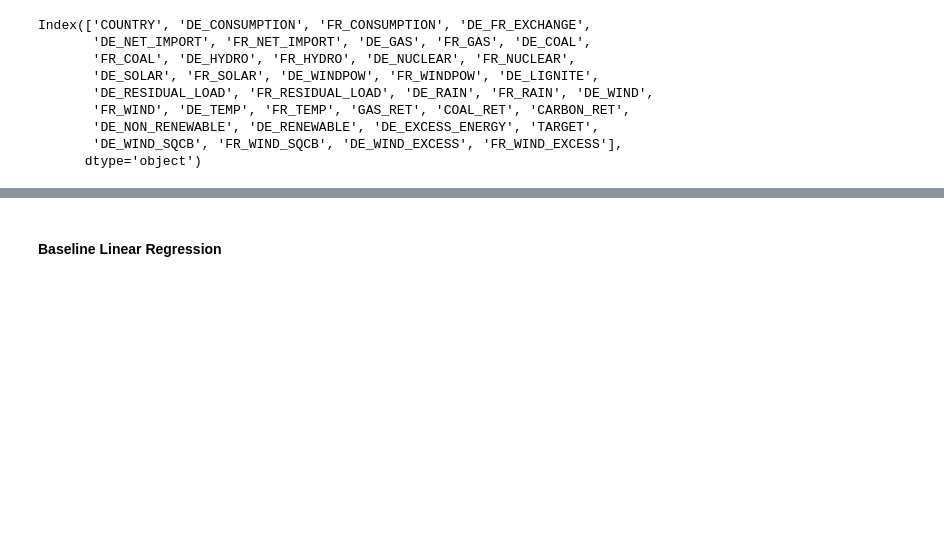
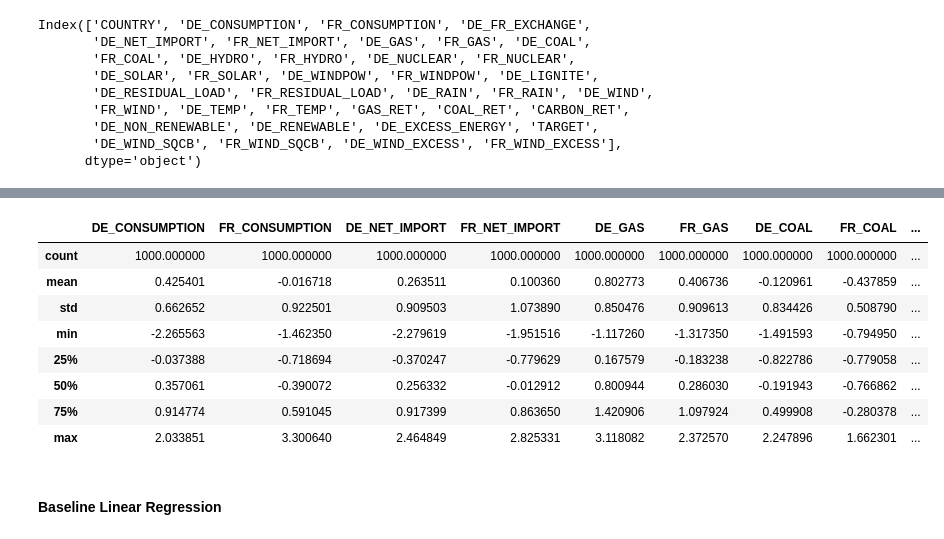
Before and after one commit to 0xandrewdu/qrt_energy, a Jupyter notebook: main.ipynb, the cells around one changed output, grey strips where cells are left out. Drawn from its saved outputs; the diff is of its cells as text; code cells hidden in the pictures; blank space fills up the shorter version.

```diff
--- a/main.ipynb
+++ b/main.ipynb
@@ -408,3 +461,15 @@ x_train.head()
+# %%
+x_train.describe()
+# %% [output]
+|  | DE_CONSUMPTION | FR_CONSUMPTION | DE_NET_IMPORT | FR_NET_IMPORT | DE_GAS | FR_GAS | DE_COAL | FR_COAL | ... |
+| count | 1000.000000 | 1000.000000 | 1000.000000 | 1000.000000 | 1000.000000 | 1000.000000 | 1000.000000 | 1000.000000 | ... |
+| mean | 0.425401 | -0.016718 | 0.263511 | 0.100360 | 0.802773 | 0.406736 | -0.120961 | -0.437859 | ... |
+| std | 0.662652 | 0.922501 | 0.909503 | 1.073890 | 0.850476 | 0.909613 | 0.834426 | 0.508790 | ... |
+| min | -2.265563 | -1.462350 | -2.279619 | -1.951516 | -1.117260 | -1.317350 | -1.491593 | -0.794950 | ... |
+| 25% | -0.037388 | -0.718694 | -0.370247 | -0.779629 | 0.167579 | -0.183238 | -0.822786 | -0.779058 | ... |
+| 50% | 0.357061 | -0.390072 | 0.256332 | -0.012912 | 0.800944 | 0.286030 | -0.191943 | -0.766862 | ... |
+| 75% | 0.914774 | 0.591045 | 0.917399 | 0.863650 | 1.420906 | 1.097924 | 0.499908 | -0.280378 | ... |
+| max | 2.033851 | 3.300640 | 2.464849 | 2.825331 | 3.118082 | 2.372570 | 2.247896 | 1.662301 | ... |
 # %% [markdown]
 #### Baseline Linear Regression
 # %%
```
Also changed, not shown: parts of 15 cells of this notebook.
